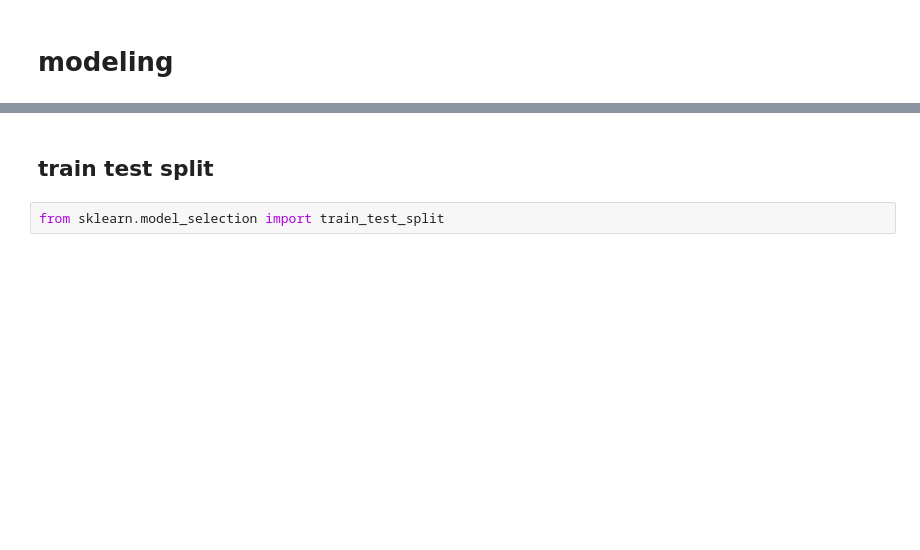
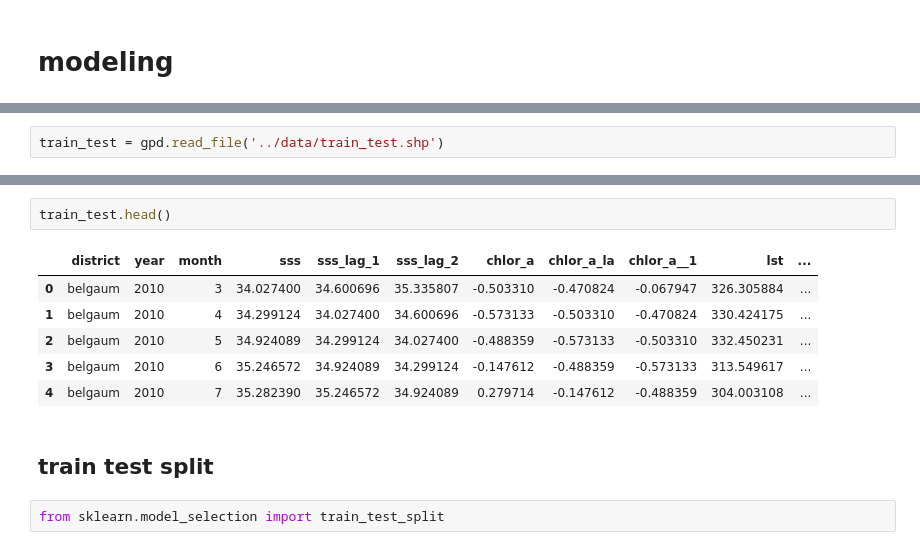
Before and after one commit to alexvmt/cholera_risk_modeling, a Jupyter notebook: modeling.ipynb, the cells around one changed output, grey strips where cells are left out. Drawn from its saved outputs; the diff is of its cells as text; blank space fills up the shorter version.

Commit message:
try model with new data

```diff
--- a/modeling.ipynb
+++ b/modeling.ipynb
@@ -4,0 +8,2 @@ import pandas as pd
+# %%
+train_test = gpd.read_file('../data/train_test.shp')
@@ -5,3 +34,12 @@ import pandas as pd
+# %%
+train_test.head()
+# %% [output]
+|  | district | year | month | sss | sss_lag_1 | sss_lag_2 | chlor_a | chlor_a_la | chlor_a__1 | lst | ... |
+| 0 | belgaum | 2010 | 3 | 34.027400 | 34.600696 | 35.335807 | -0.503310 | -0.470824 | -0.067947 | 326.305884 | ... |
+| 1 | belgaum | 2010 | 4 | 34.299124 | 34.027400 | 34.600696 | -0.573133 | -0.503310 | -0.470824 | 330.424175 | ... |
+| 2 | belgaum | 2010 | 5 | 34.924089 | 34.299124 | 34.027400 | -0.488359 | -0.573133 | -0.503310 | 332.450231 | ... |
+| 3 | belgaum | 2010 | 6 | 35.246572 | 34.924089 | 34.299124 | -0.147612 | -0.488359 | -0.573133 | 313.549617 | ... |
+| 4 | belgaum | 2010 | 7 | 35.282390 | 35.246572 | 34.924089 | 0.279714 | -0.147612 | -0.488359 | 304.003108 | ... |
 # %% [markdown]
 ## train test split
 # %%
```
Also changed, not shown: parts of 23 cells of this notebook.
